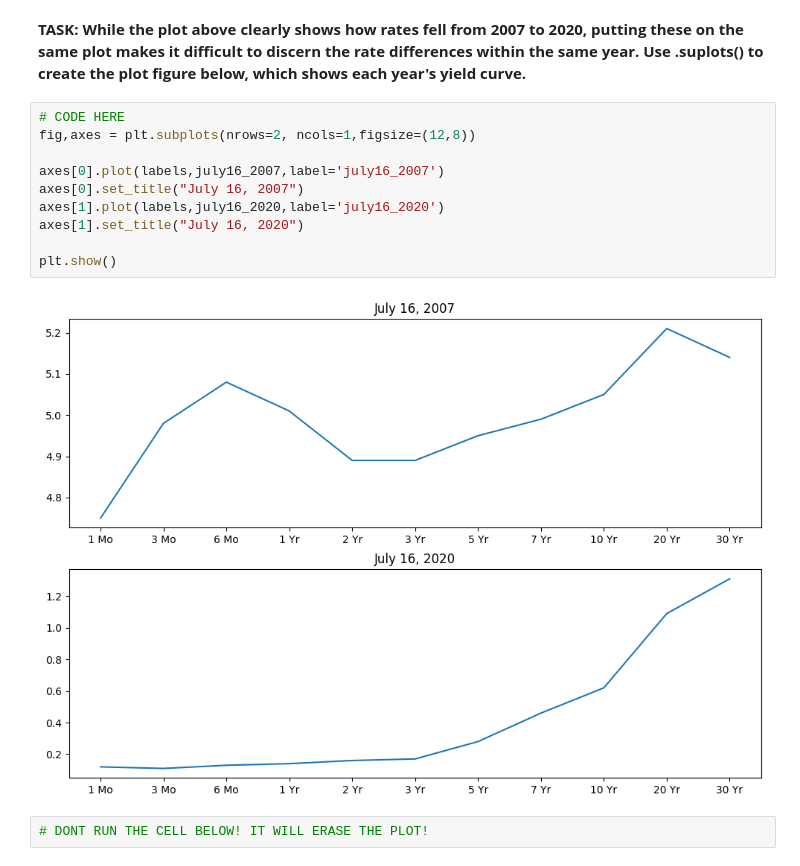
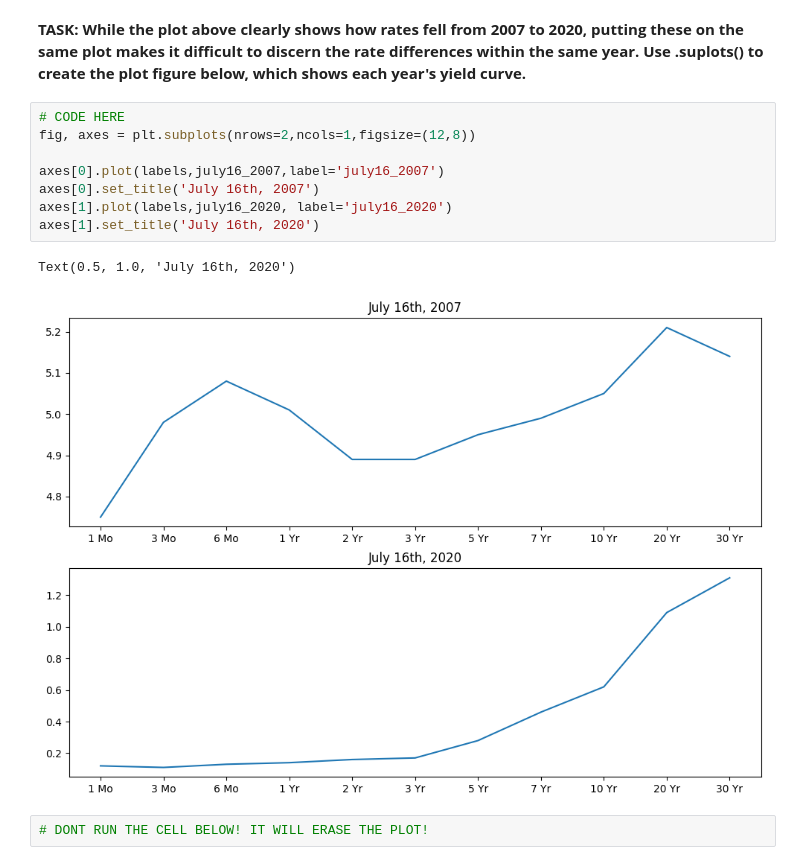
Before and after one commit to JisungWoo/UdemyCourse, a Jupyter notebook: 04-Matplotlib/04-Matplotlib Exercises_practice.ipynb, the cells around one changed output. Saved outputs shown, nothing was run; the diff lists cells and outputs as text.

```diff
--- a/04-Matplotlib/04-Matplotlib Exercises .ipynb
+++ b/04-Matplotlib/04-Matplotlib Exercises_practice.ipynb
@@ -175,16 +164,15 @@ plt.show()
 **TASK: While the plot above clearly shows how rates fell from 2007 to 2020, putting these on the same plot makes it difficult to discern the rate differences within the same year. Use .suplots() to create the plot figure below, which shows each year's yield curve.**
 # %%
 # CODE HERE
-fig,axes = plt.subplots(nrows=2, ncols=1,figsize=(12,8))
+fig, axes = plt.subplots(nrows=2,ncols=1,figsize=(12,8))
 
 axes[0].plot(labels,july16_2007,label='july16_2007')
-axes[0].set_title("July 16, 2007")
-axes[1].plot(labels,july16_2020,label='july16_2020')
-axes[1].set_title("July 16, 2020")
-
-plt.show()
+axes[0].set_title('July 16th, 2007')
+axes[1].plot(labels,july16_2020, label='july16_2020')
+axes[1].set_title('July 16th, 2020')
 # %% [output]
+Text(0.5, 1.0, 'July 16th, 2020')
-[figure, old version]
+[figure, new version]
 # %%
 # DONT RUN THE CELL BELOW! IT WILL ERASE THE PLOT!
 # %%
```
Also changed, not shown: parts of 10 cells of this notebook.
